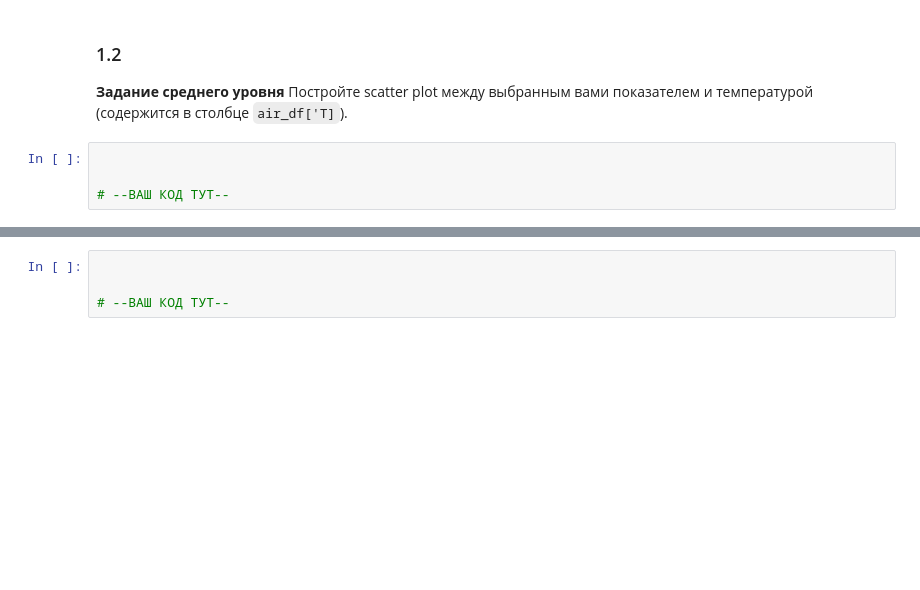
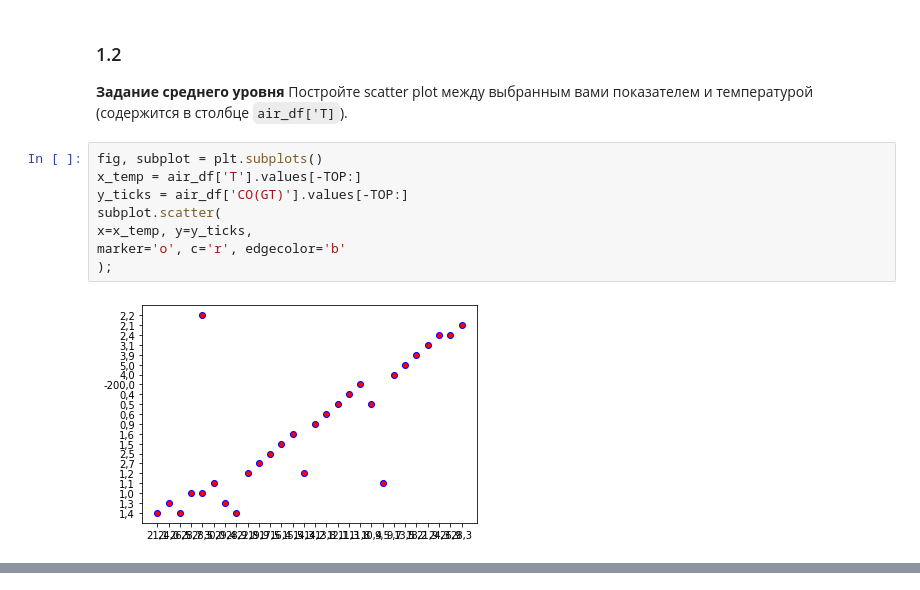
Before and after one commit to Timofey-91/SKILLBOX_HW, a Jupyter notebook: 1 Data_Scientist_Аналитика_Начальный_уровень/jun_anl_matplotlib_hw_.ipynb, the cells around one changed output, grey strips where cells are left out. Drawn from its saved outputs; the diff is of its cells as text; blank space fills up the shorter version.

```diff
--- a/1 Data_Scientist_Аналитика_Начальный_уровень/jun_anl_matplotlib_hw_.ipynb
+++ b/1 Data_Scientist_Аналитика_Начальный_уровень/jun_anl_matplotlib_hw_.ipynb
@@ -48,10 +54,16 @@ TOP=25
 ### 1.2
 
 **Задание среднего уровня** Постройте scatter plot между выбранным вами показателем и температурой (содержится в столбце `air_df['T]`).
-# %%
-
-
-# --ВАШ КОД ТУТ--
+# %%
+fig, subplot = plt.subplots()
+x_temp = air_df['T'].values[-TOP:]
+y_ticks = air_df['CO(GT)'].values[-TOP:]
+subplot.scatter(
+x=x_temp, y=y_ticks,
+marker='o', c='r', edgecolor='b'
+);
+# %% [output]
+[figure, added]
 # %% [markdown]
 ### 1.3
 
@@ -64,7 +76,3 @@ TOP=25
 *Ожидаемый результат*
 
 ![title](https://248006.selcdn.ru/public/Data-science-2/img/four_pack.png)
-# %%
-
-
-# --ВАШ КОД ТУТ--
```
Also changed, not shown: parts of 2 cells of this notebook, 53 other files.
